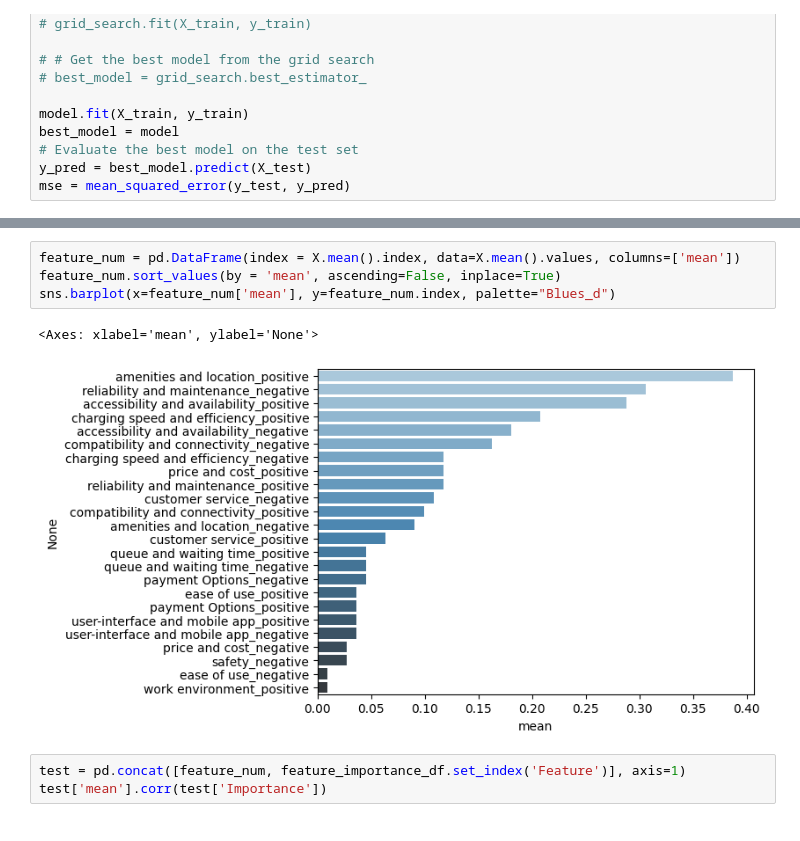
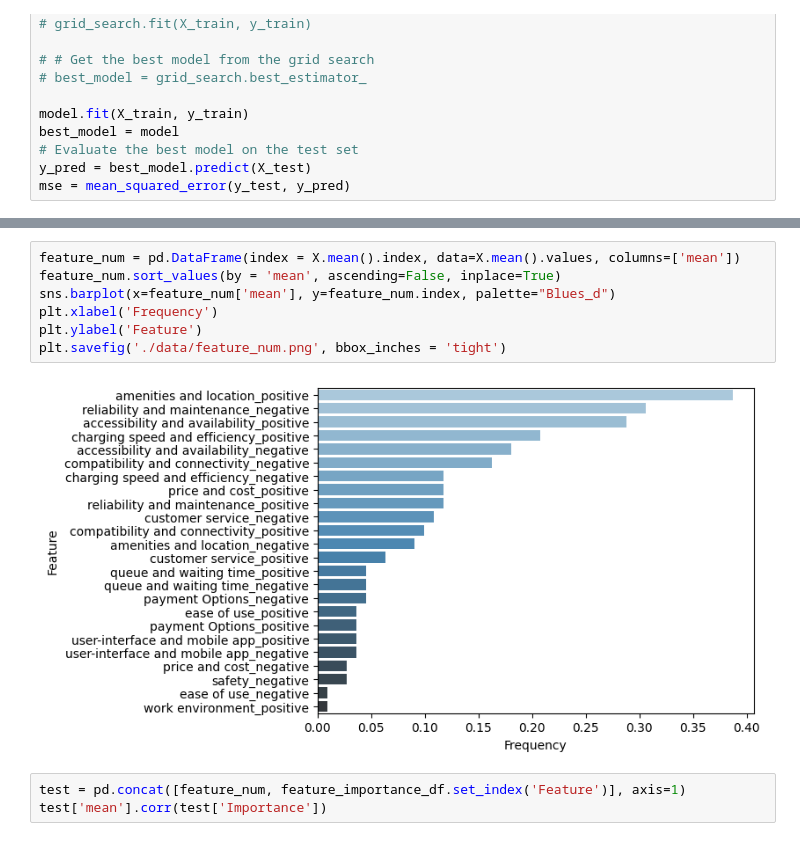
Before and after one commit to priest-yang/Electrifind, a Jupyter notebook: EV_MODEL_Sentiment_Analysis_Nov8.ipynb, the cells around one changed output, grey strips where cells are left out. Cells and saved outputs as stored; diff of their text form.

```diff
--- a/EV_MODEL_Sentiment_Analysis_Nov8.ipynb
+++ b/EV_MODEL_Sentiment_Analysis_Nov8.ipynb
@@ -354,10 +377,12 @@ plt.show()
 # %%
 feature_num = pd.DataFrame(index = X.mean().index, data=X.mean().values, columns=['mean'])
 feature_num.sort_values(by = 'mean', ascending=False, inplace=True)
 sns.barplot(x=feature_num['mean'], y=feature_num.index, palette="Blues_d")
+plt.xlabel('Frequency')
+plt.ylabel('Feature')
+plt.savefig('./data/feature_num.png', bbox_inches = 'tight')
 # %% [output]
-<Axes: xlabel='mean', ylabel='None'>
-[figure, old version]
+[figure, new version]
 # %%
 test = pd.concat([feature_num, feature_importance_df.set_index('Feature')], axis=1)
 test['mean'].corr(test['Importance'])
```
Also changed, not shown: parts of 3 cells of this notebook, 3 other files.
